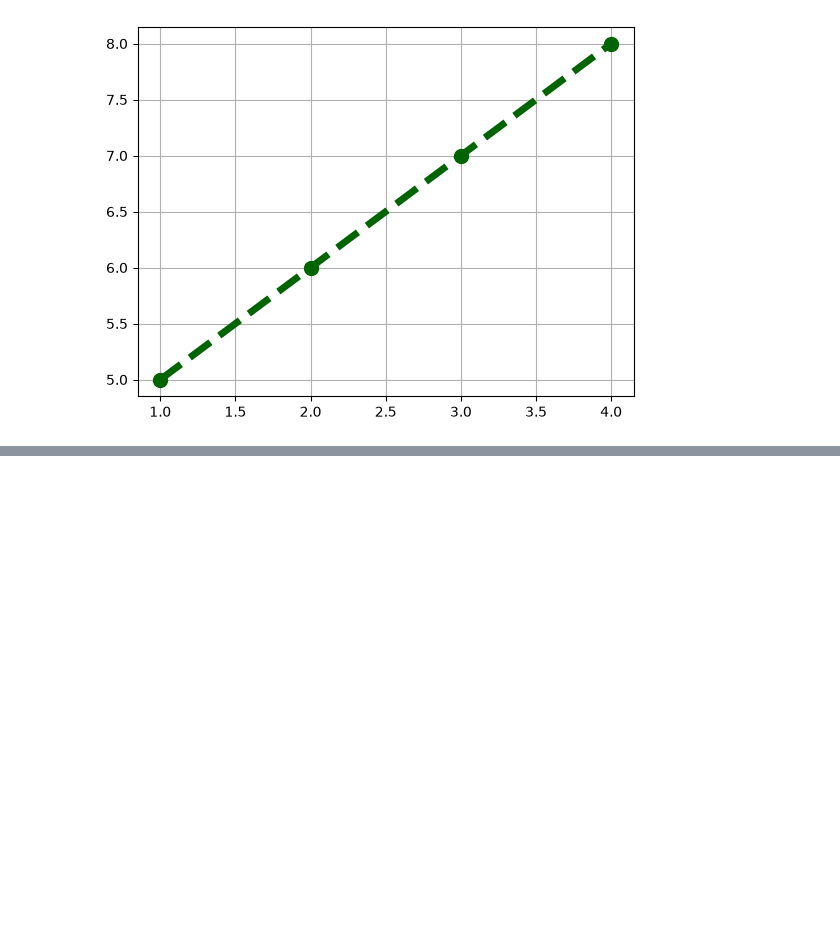
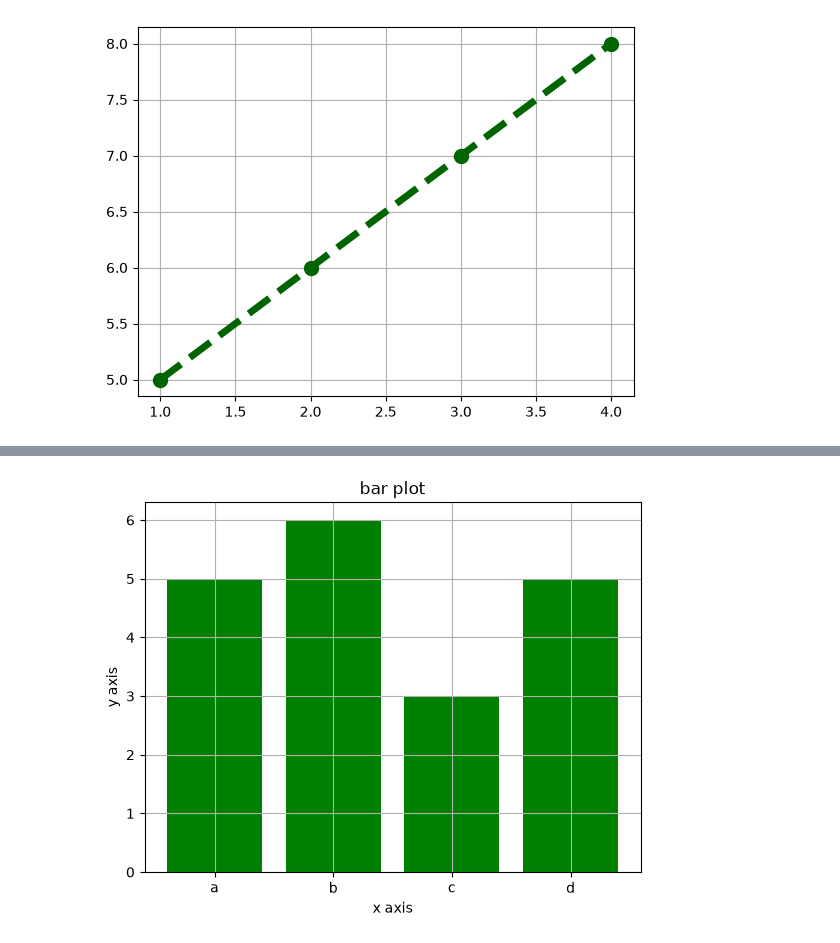
Before and after one commit to puppalasaikiran7/Machine_learning_Deep_learning_NLP_course, a Jupyter notebook: Machine_learning_deep_learning_NLP/library/matplotlib.ipynb, the cells around one changed output, grey strips where cells are left out. Drawn from its saved outputs; the diff is of its cells as text; code cells hidden in the pictures; blank space fills up the shorter version.

```diff
--- a/Machine_learning_deep_learning_NLP/library/matplotlib.ipynb
+++ b/Machine_learning_deep_learning_NLP/library/matplotlib.ipynb
@@ -61,0 +85,13 @@ plt.show()
+# %%
+#bar plot ( categorical purpose like a has this many values , b has this many values )
+
+categories = ['a','b','c','d']
+values = [5,6,3,5]
+
+plt.bar(categories,values,color="green")
+plt.xlabel("x axis")
+plt.ylabel("y axis")
+plt.title("bar plot")
+plt.grid(True)
+# %% [output]
+[figure, added]
```
Also changed, not shown: parts of 12 cells of this notebook.
